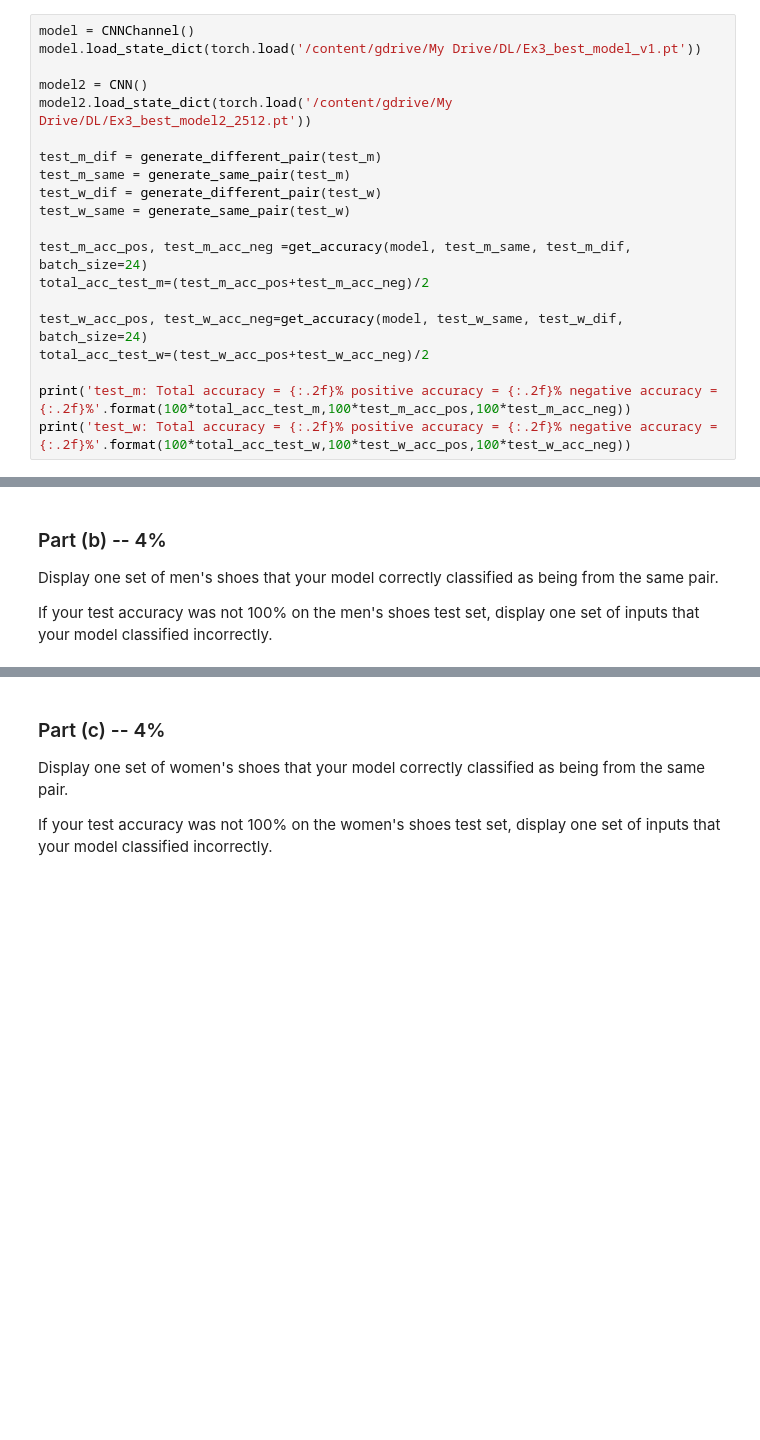
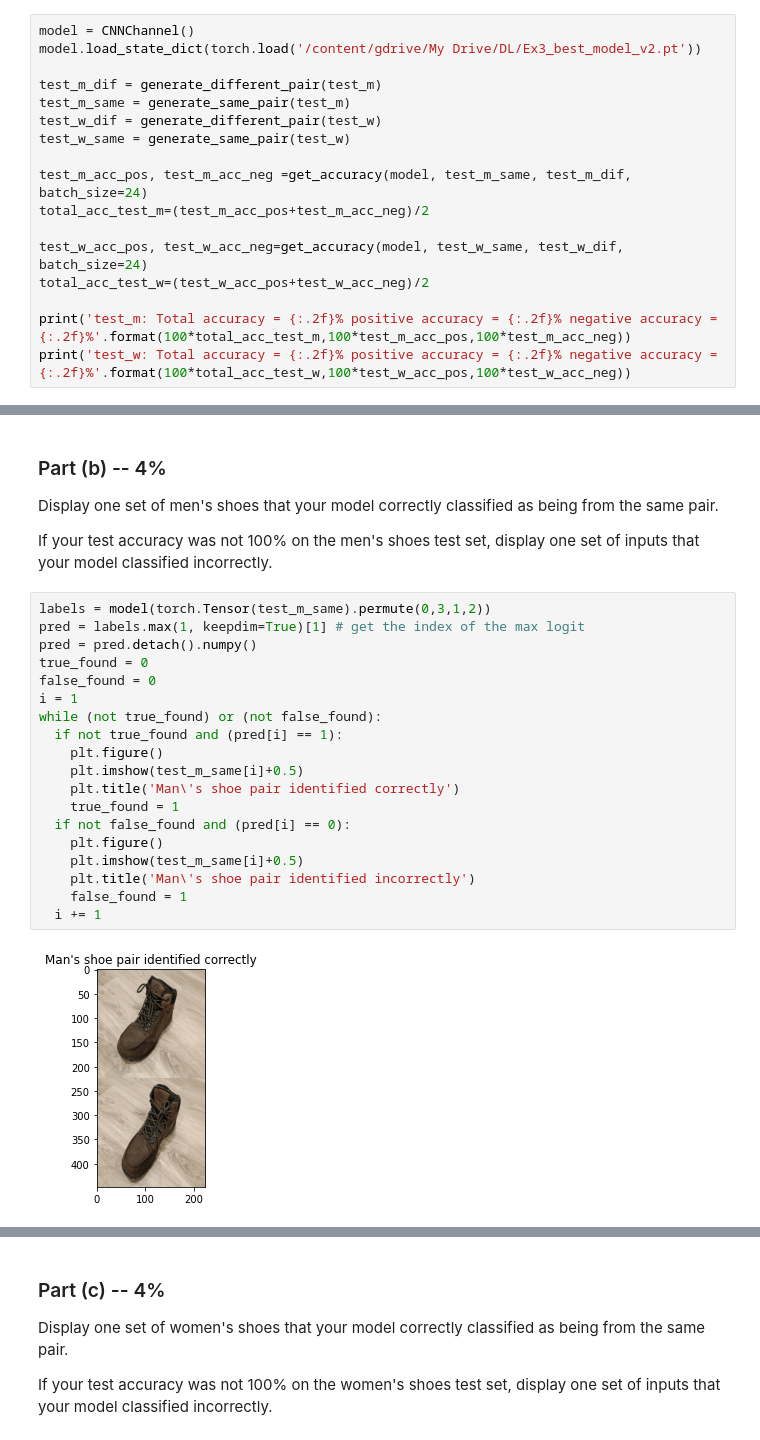
Before and after one commit to Yotamsil/DeepLearningEx3, a Jupyter notebook: Assignment3_ipynb.ipynb, the cells around one changed output, grey strips where cells are left out. Saved outputs shown, nothing was run; the diff lists cells and outputs as text; blank space fills up the shorter version.

```diff
--- a/Assignment3_ipynb.ipynb
+++ b/Assignment3_ipynb.ipynb
@@ -757,10 +759,7 @@ best validation accuracy in epoch 12, then the weights at epoch 12 is what you s
 to report the test accuracy.
 # %%
 model = CNNChannel()
-model.load_state_dict(torch.load('/content/gdrive/My Drive/DL/Ex3_best_model_v1.pt'))
-
-model2 = CNN()
-model2.load_state_dict(torch.load('/content/gdrive/My Drive/DL/Ex3_best_model2_2512.pt'))
+model.load_state_dict(torch.load('/content/gdrive/My Drive/DL/Ex3_best_model_v2.pt'))
 
 test_m_dif = generate_different_pair(test_m)
 test_m_same = generate_same_pair(test_m)
@@ -786,3 +785,24 @@ from the same pair.
 
 If your test accuracy was not 100% on the men's shoes test set,
 display one set of inputs that your model classified incorrectly.
+# %%
+labels = model(torch.Tensor(test_m_same).permute(0,3,1,2))
+pred = labels.max(1, keepdim=True)[1] # get the index of the max logit
+pred = pred.detach().numpy()
+true_found = 0
+false_found = 0
+i = 1
+while (not true_found) or (not false_found):
+  if not true_found and (pred[i] == 1):
+    plt.figure()
+    plt.imshow(test_m_same[i]+0.5)
+    plt.title('Man\'s shoe pair identified correctly')
+    true_found = 1
+  if not false_found and (pred[i] == 0):
+    plt.figure()
+    plt.imshow(test_m_same[i]+0.5)
+    plt.title('Man\'s shoe pair identified incorrectly')
+    false_found = 1
+  i += 1
+# %% [output]
+[figure, added]
```
Also changed, not shown: parts of 16 cells of this notebook.
